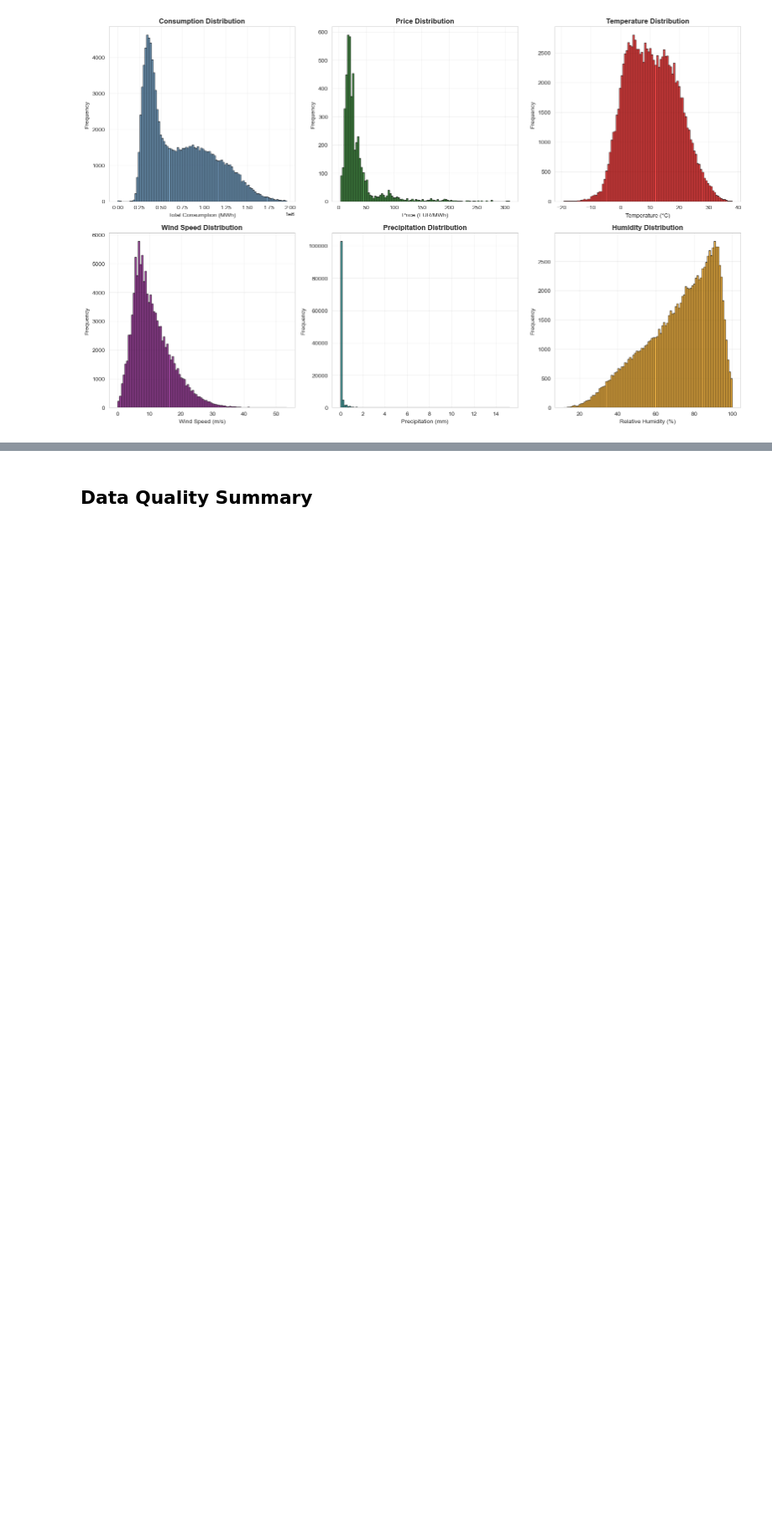
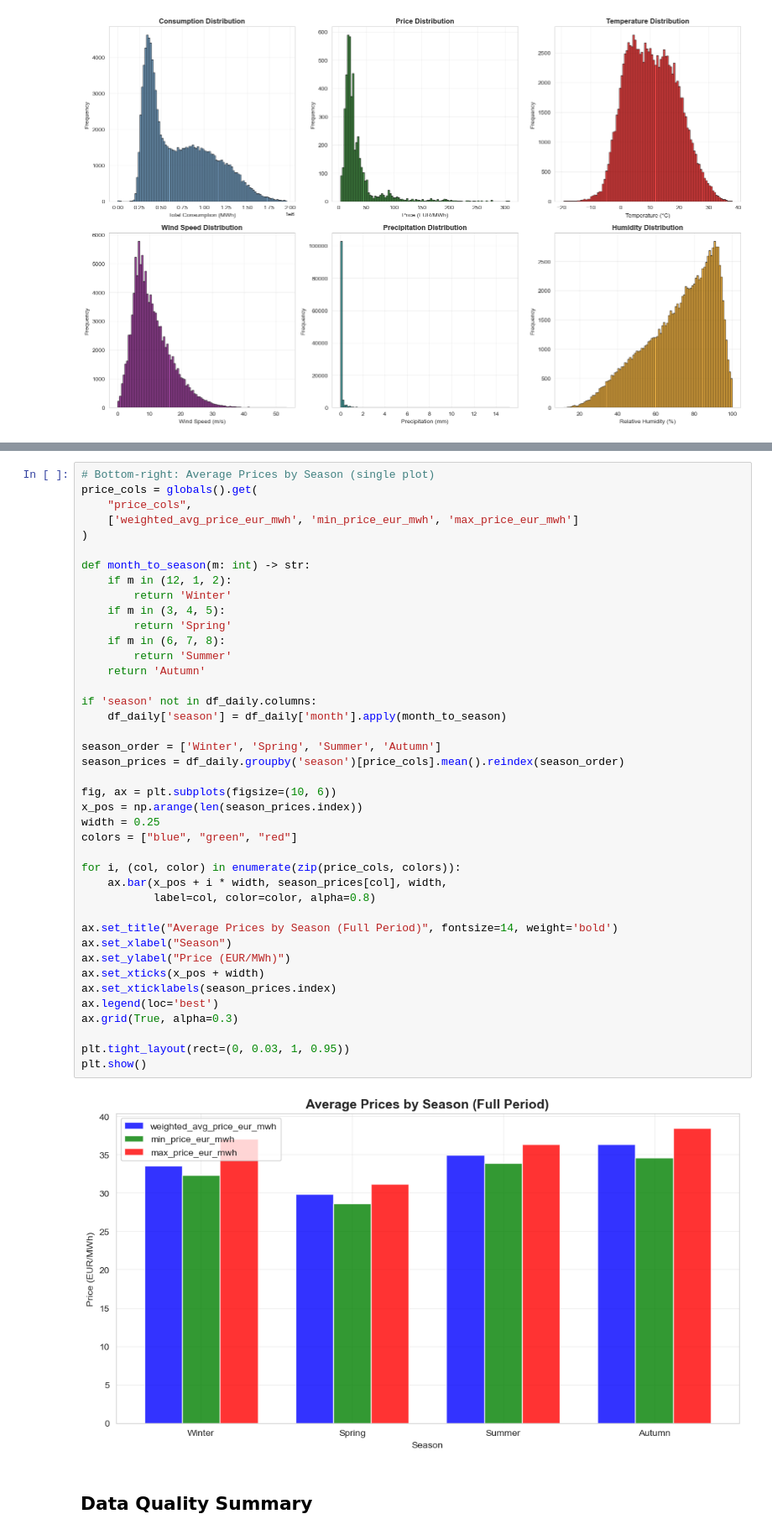
Before and after one commit to SLI0124/diplomovy-projekt, a Jupyter notebook: notebooks/eda_merged_dataset.ipynb, the cells around one changed output, grey strips where cells are left out. Shown at 84% size. Saved outputs shown, nothing was run; the diff lists cells and outputs as text; blank space fills up the shorter version.

Commit message:
feat: seasonal plots for EDA

```diff
--- a/notebooks/eda_merged_dataset.ipynb
+++ b/notebooks/eda_merged_dataset.ipynb
@@ -827,3 +829,46 @@ plt.show()
+# %%
+# Bottom-right: Average Prices by Season (single plot)
+price_cols = globals().get(
+    "price_cols",
+    ['weighted_avg_price_eur_mwh', 'min_price_eur_mwh', 'max_price_eur_mwh']
+)
+
+def month_to_season(m: int) -> str:
+    if m in (12, 1, 2):
+        return 'Winter'
+    if m in (3, 4, 5):
+        return 'Spring'
+    if m in (6, 7, 8):
+        return 'Summer'
+    return 'Autumn'
+
+if 'season' not in df_daily.columns:
+    df_daily['season'] = df_daily['month'].apply(month_to_season)
+
+season_order = ['Winter', 'Spring', 'Summer', 'Autumn']
+season_prices = df_daily.groupby('season')[price_cols].mean().reindex(season_order)
+
+fig, ax = plt.subplots(figsize=(10, 6))
+x_pos = np.arange(len(season_prices.index))
+width = 0.25
+colors = ["blue", "green", "red"]
+
+for i, (col, color) in enumerate(zip(price_cols, colors)):
+    ax.bar(x_pos + i * width, season_prices[col], width,
+           label=col, color=color, alpha=0.8)
+
+ax.set_title("Average Prices by Season (Full Period)", fontsize=14, weight='bold')
+ax.set_xlabel("Season")
+ax.set_ylabel("Price (EUR/MWh)")
+ax.set_xticks(x_pos + width)
+ax.set_xticklabels(season_prices.index)
+ax.legend(loc='best')
+ax.grid(True, alpha=0.3)
+
+plt.tight_layout(rect=(0, 0.03, 1, 0.95))
+plt.show()
+# %% [output]
+[figure, added]
 # %% [markdown]
 ## Data Quality Summary
 # %%
```
Also changed, not shown: parts of 1 cell of this notebook.
